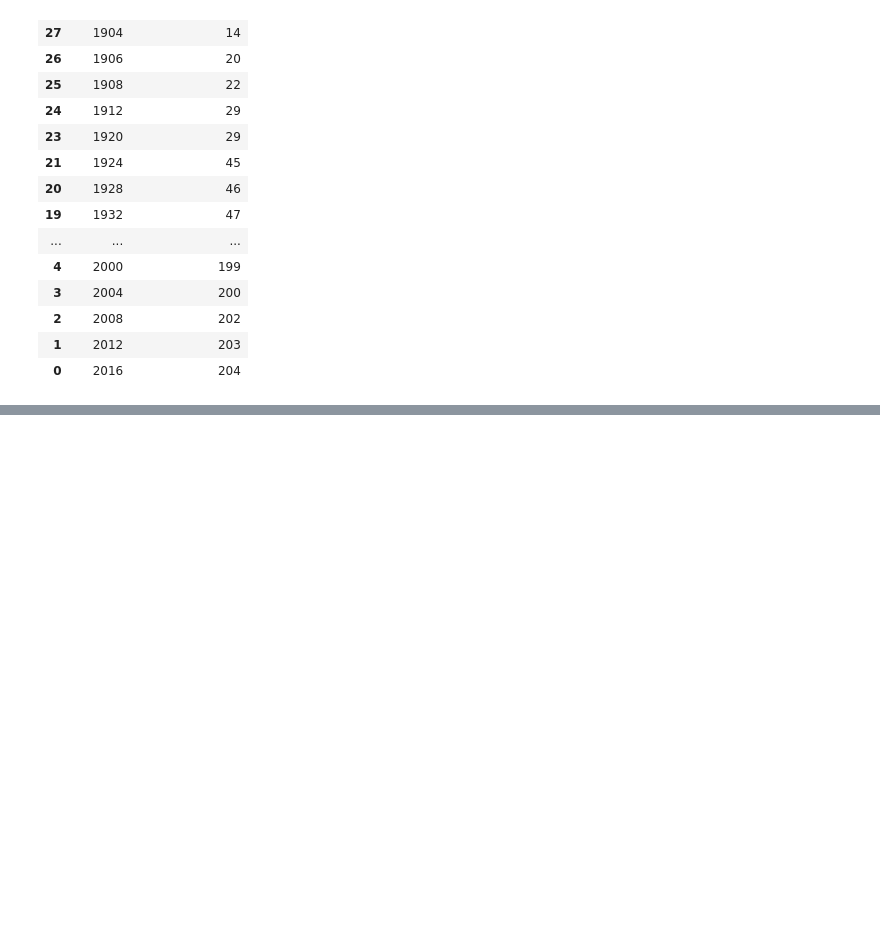
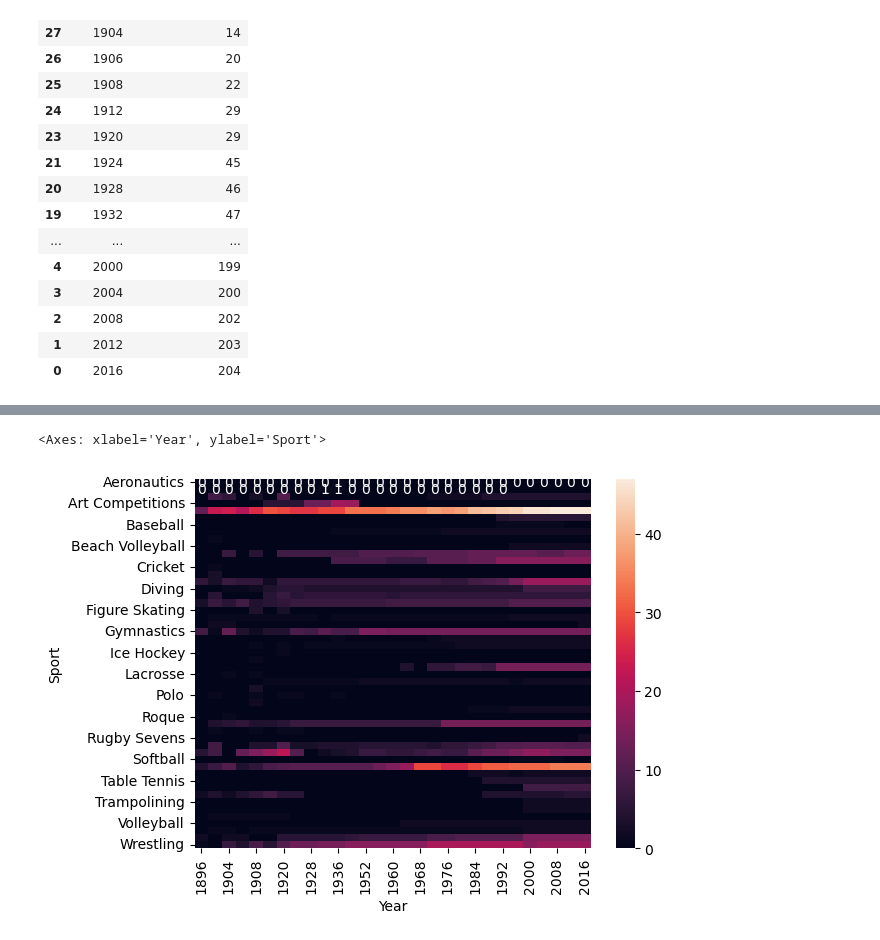
Before and after one commit to PiyushLuitel-07/Olympics-Data-Analysis, a Jupyter notebook: analysis.ipynb, the cells around one changed output, grey strips where cells are left out. Saved outputs shown, nothing was run; the diff lists cells and outputs as text; code cells hidden in the pictures; blank space fills up the shorter version.

```diff
--- a/analysis.ipynb
+++ b/analysis.ipynb
@@ -348,0 +374,5 @@ fig.show()
+# %%
+sns.heatmap(x.pivot_table(index='Sport', columns='Year', values='Event', aggfunc='count').fillna(0).astype('int'),annot=True)
+# %% [output]
+<Axes: xlabel='Year', ylabel='Sport'>
+[figure, added]
```
Also changed, not shown: parts of 3 cells of this notebook, 1 other file.
